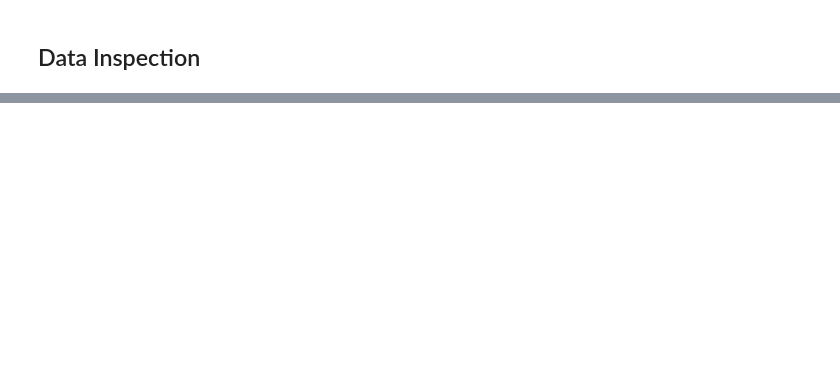
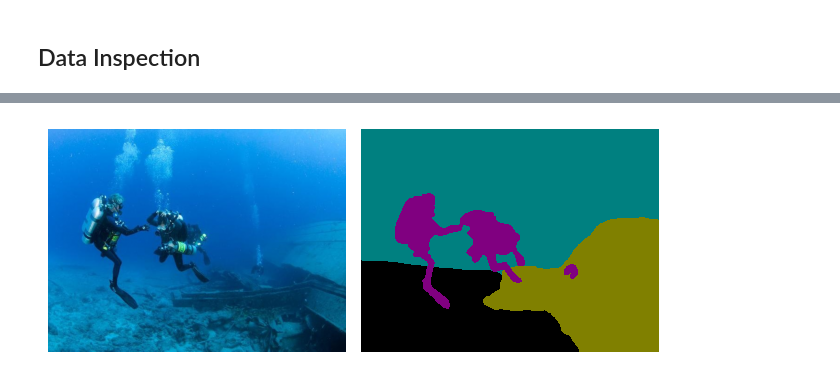
Before and after one commit to hoangviet-nguyen/bveri-abschluss-projekt, a Jupyter notebook: projekt.ipynb, the cells around one changed output, grey strips where cells are left out. Drawn from its saved outputs; the diff is of its cells as text; code cells hidden in the pictures; blank space fills up the shorter version.

```diff
--- a/projekt.ipynb
+++ b/projekt.ipynb
@@ -417,0 +171,5 @@ ts.show(label_images)
+# %%
+observation, label_masks, ground_truth = ds_train[0]
+ts.show([observation, ground_truth])
+# %% [output]
+[figure, added]
```
Also changed, not shown: parts of 45 cells of this notebook, 11 other files.
